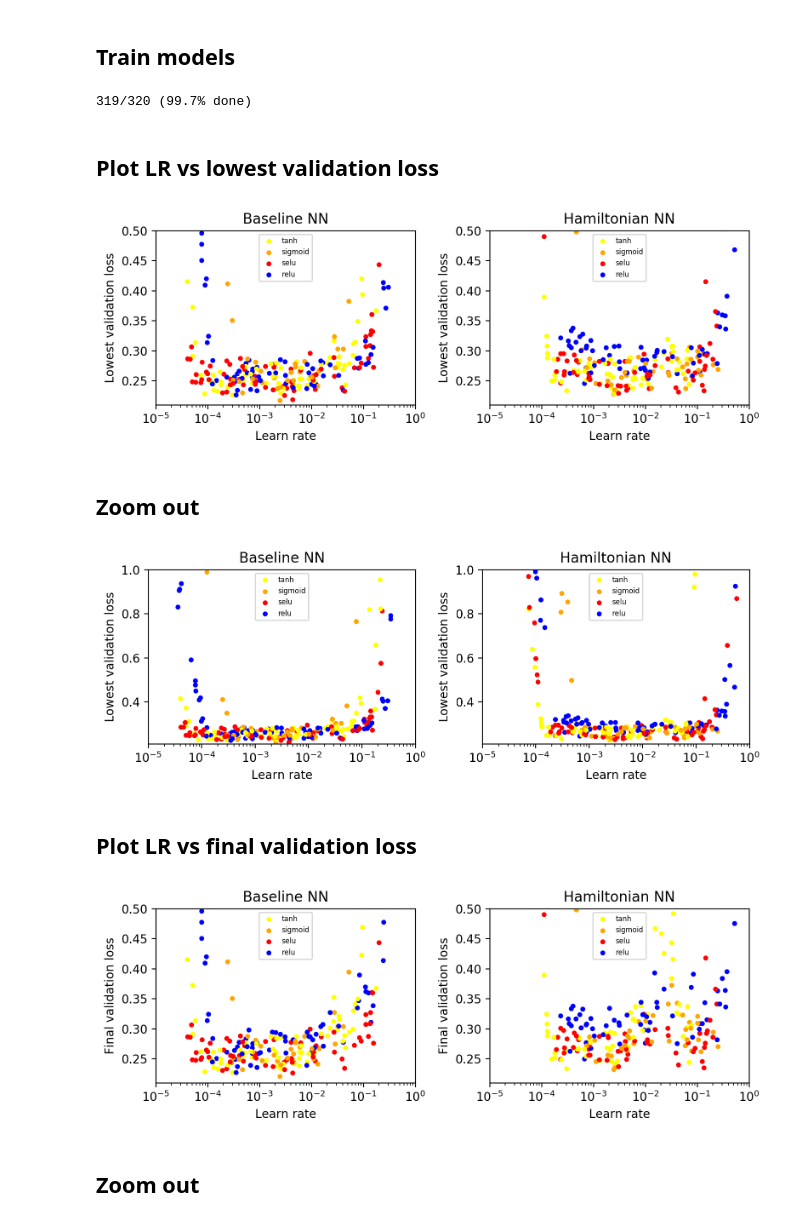
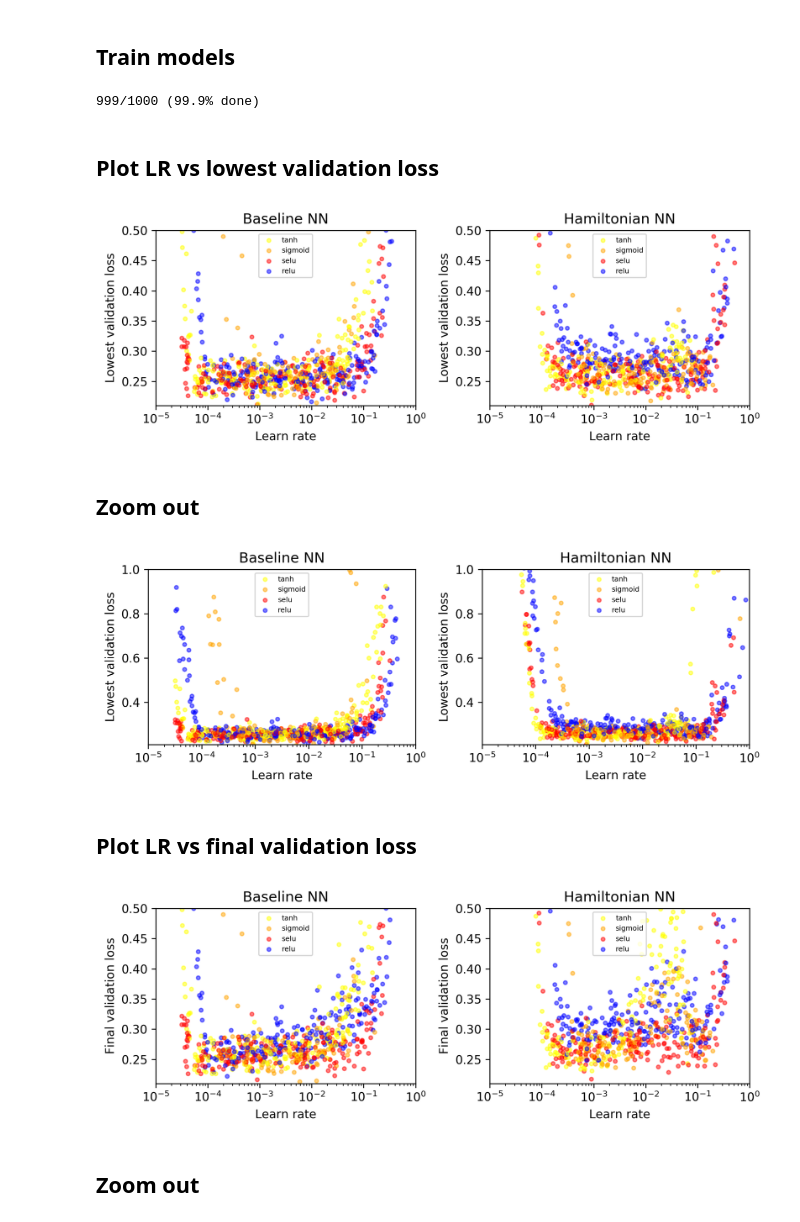
Before and after one commit to greydanus/hamiltonian-nn, a Jupyter notebook: analyze-nonlinearity.ipynb, the cells around one changed output. Cells and saved outputs as stored; diff of their text form; code cells hidden in the pictures.

```diff
--- a/analyze-nonlinearity.ipynb
+++ b/analyze-nonlinearity.ipynb
@@ -20,8 +20,8 @@ from utils import L2_loss
 # %% [markdown]
 ## Set some notebook constants
 # %%
-DPI = 200
-FORMAT = 'png'
+DPI = 300
+FORMAT = 'pdf'
 LINE_SEGMENTS = 10
 ARROW_SCALE = 30
 ARROW_WIDTH = 6e-3
@@ -32,7 +32,7 @@ def get_args():
          'hidden_dim': 200,
          'learn_rate': 1e-3,
          'nonlinearity': 'tanh',
-         'total_steps': 200,
+         'total_steps': 250,
          'print_every': 150,
          'name': 'toy',
          'input_noise': 0.0,
@@ -48,7 +48,7 @@ class ObjectView(object):
 # %% [markdown]
 ## Train models
 # %%
-random_seed = np.arange(80) # 60 different weight initializations / datasets
+random_seed = np.arange(250) # 60 different weight initializations / datasets
 activations = ['tanh', 'sigmoid', 'selu', 'relu'] # four different activations
 hnn_models, base_models = [], []
 
@@ -76,7 +76,7 @@ for i, (seed, nonlin) in enumerate(hypers):
 
     print("{}/{} ({:.1f}% done)".format(i, len(hypers), 100*float(i)/len(hypers)), end='\r')
 # %% [output]
-319/320 (99.7% done)
+999/1000 (99.9% done)
 # %% [markdown]
 ## Plot LR vs lowest validation loss
 # %%
@@ -92,7 +92,7 @@ for i, model in enumerate(base_models):
     label = model['nonlin'] if i < len(activations) else None
     x = model['lr']
     y = np.min( model['stats']['val_loss'] )
-    ax.scatter(x, y, color=colors[model['nonlin']], s=markersize, label=label)
+    ax.scatter(x, y, color=colors[model['nonlin']], s=markersize, label=label, alpha=0.5)
 ax.set_ylabel('Lowest validation loss') ; ax.set_xlabel('Learn rate')
 ax.set_title('Baseline NN')
 ax.set_ylim(ymin, ymax) ; ax.set_xlim(1e-5, 1e0)
@@ -104,7 +104,7 @@ for i, model in enumerate(hnn_models):
     label = model['nonlin'] if i < len(activations) else None
     x = model['lr']
     y = np.min( model['stats']['val_loss'] )
-    ax.scatter(x, y, color=colors[model['nonlin']], s=markersize, label=label)
+    ax.scatter(x, y, color=colors[model['nonlin']], s=markersize, label=label, alpha=0.5)
 ax.set_ylabel('Lowest validation loss') ; ax.set_xlabel('Learn rate')
 ax.set_title('Hamiltonian NN')
 ax.set_ylim(ymin, ymax) ; ax.set_xlim(1e-5, 1e0)
@@ -114,7 +114,7 @@ plt.legend(fontsize=6, loc='upper center')
 plt.tight_layout() ; plt.show()
 fig.savefig('{}/nonlinearity-adam.{}'.format(args.fig_dir, FORMAT))
 # %% [output]
-[figure, old version]
+[figure, new version]
 # %% [markdown]
 ## Zoom out
 # %%
@@ -130,7 +130,7 @@ for i, model in enumerate(base_models):
     label = model['nonlin'] if i < len(activations) else None
     x = model['lr']
     y = np.min( model['stats']['val_loss'] )
-    ax.scatter(x, y, color=colors[model['nonlin']], s=markersize, label=label)
+    ax.scatter(x, y, color=colors[model['nonlin']], s=markersize, label=label, alpha=0.5)
 ax.set_ylabel('Lowest validation loss') ; ax.set_xlabel('Learn rate')
 ax.set_title('Baseline NN')
 ax.set_ylim(ymin, ymax) ; ax.set_xlim(1e-5, 1e0)
@@ -142,7 +142,7 @@ for i, model in enumerate(hnn_models):
     label = model['nonlin'] if i < len(activations) else None
     x = model['lr']
     y = np.min( model['stats']['val_loss'] )
-    ax.scatter(x, y, color=colors[model['nonlin']], s=markersize, label=label)
+    ax.scatter(x, y, color=colors[model['nonlin']], s=markersize, label=label, alpha=0.5)
 ax.set_ylabel('Lowest validation loss') ; ax.set_xlabel('Learn rate')
 ax.set_title('Hamiltonian NN')
 ax.set_ylim(ymin, ymax) ; ax.set_xlim(1e-5, 1e0)
@@ -152,7 +152,7 @@ plt.legend(fontsize=6, loc='upper center')
 plt.tight_layout() ; plt.show()
 fig.savefig('{}/nonlinearity-adam-zoomout.{}'.format(args.fig_dir, FORMAT))
 # %% [output]
-[figure, old version]
+[figure, new version]
 # %% [markdown]
 ## Plot LR vs final validation loss
 # %%
@@ -161,36 +161,36 @@ max_step = -1
 colors = {activations[i] : c for i, c in enumerate(['yellow', 'orange', 'red', 'blue'])}
 markersize = 10
 
 fig = plt.figure(figsize=(8, 3), facecolor='white', dpi=DPI)
 
 ax = fig.add_subplot(1, 2, 1, frameon=True)
 for i, model in enumerate(base_models):
     label = model['nonlin'] if i < len(activations) else None
     x = model['lr']
     y = model['stats']['val_loss'][-1]
-    ax.scatter(x, y, color=colors[model['nonlin']], s=markersize, label=label)
+    ax.scatter(x, y, color=colors[model['nonlin']], s=markersize, label=label, alpha=0.5)
 ax.set_ylabel('Final validation loss') ; ax.set_xlabel('Learn rate')
 ax.set_title('Baseline NN')
 ax.set_ylim(ymin, ymax) ; ax.set_xlim(1e-5, 1e0)
 ax.set_xscale('log')
 plt.legend(fontsize=6, loc='upper center')
 
 ax = fig.add_subplot(1, 2, 2, frameon=True)
 for i, model in enumerate(hnn_models):
     label = model['nonlin'] if i < len(activations) else None
     x = model['lr']
     y = model['stats']['val_loss'][-1]
-    ax.scatter(x, y, color=colors[model['nonlin']], s=markersize, label=label)
+    ax.scatter(x, y, color=colors[model['nonlin']], s=markersize, label=label, alpha=0.5)
 ax.set_ylabel('Final validation loss') ; ax.set_xlabel('Learn rate')
 ax.set_title('Hamiltonian NN')
 ax.set_ylim(ymin, ymax) ; ax.set_xlim(1e-5, 1e0)
 ax.set_xscale('log')
 plt.legend(fontsize=6, loc='upper center')
 
 plt.tight_layout() ; plt.show()
 fig.savefig('{}/nonlinearity-adam-final.{}'.format(args.fig_dir, FORMAT))
 # %% [output]
-[figure, old version]
+[figure, new version]
 # %% [markdown]
 ## Zoom out
 # %%
```
Also changed, not shown: parts of 1 cell of this notebook, 29 other files.
